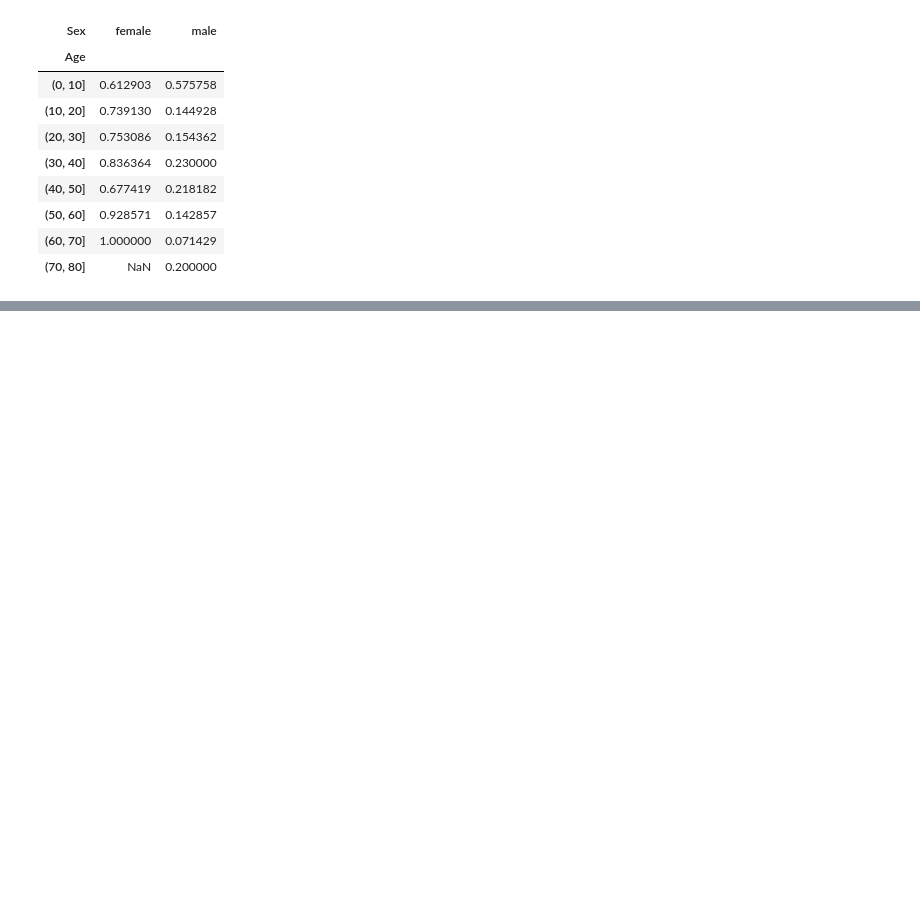
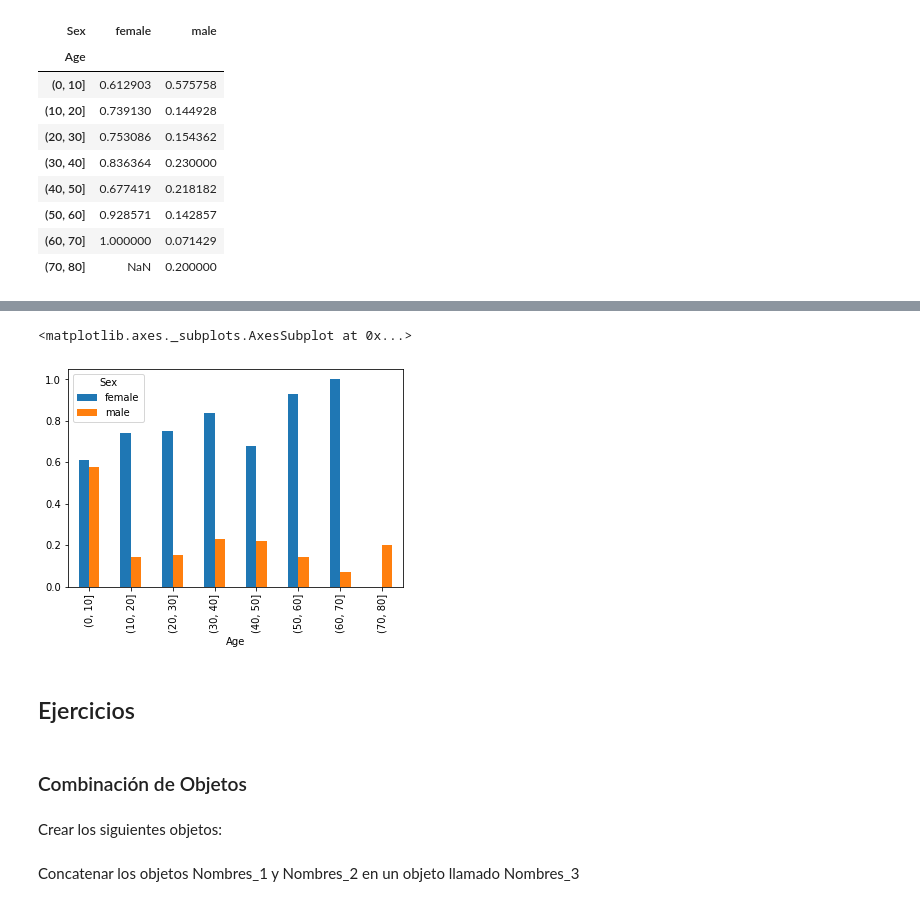
Before and after one commit to Argentan/DMA_LAB2, a Jupyter notebook: tutoriales/03_manejo_de_datos-pandas2.ipynb, the cells around one changed output, grey strips where cells are left out. Saved outputs shown, nothing was run; the diff lists cells and outputs as text; code cells hidden in the pictures; blank space fills up the shorter version.

Commit message:
Agrego conceptos y ejercicios

```diff
--- a/tutoriales/03_manejo_de_datos-pandas2.ipynb
+++ b/tutoriales/03_manejo_de_datos-pandas2.ipynb
@@ -112,0 +236,11 @@ pd.crosstab(pd.cut(data.Age, range(0, 100, 10)), data.Sex, values=data.Survived,
+# %%
+pd.crosstab(pd.cut(data.Age, range(0, 100, 10)), data.Sex, values=data.Survived, aggfunc=np.mean).plot(kind = 'bar')
+# %% [output]
+<matplotlib.axes._subplots.AxesSubplot at 0x...>
+[figure, added]
+# %% [markdown]
+## Ejercicios
+# %% [markdown]
+### Combinación de Objetos
+# %% [markdown]
+Crear los siguientes objetos:
@@ -112,0 +251,2 @@ pd.crosstab(pd.cut(data.Age, range(0, 100, 10)), data.Sex, values=data.Survived,
+# %% [markdown]
+Concatenar los objetos Nombres_1 y Nombres_2 en un objeto llamado Nombres_3
```
Also changed, not shown: parts of 45 cells of this notebook.
